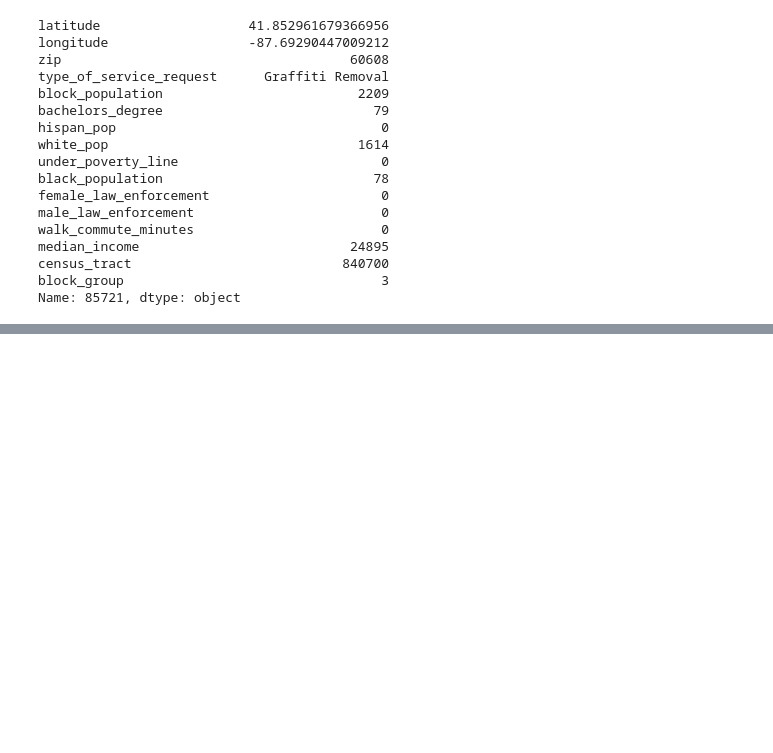
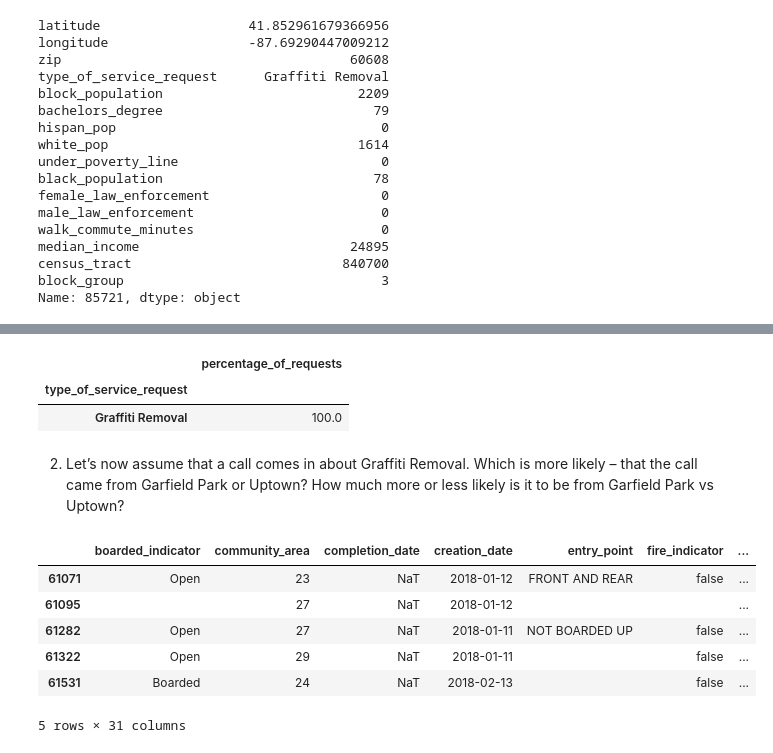
Before and after one commit to lorenh516/exploration_311, a Jupyter notebook: chicago_svc_req_exploration.ipynb, the cells around one changed output, grey strips where cells are left out. Drawn from its saved outputs; the diff is of its cells as text; code cells hidden in the pictures; blank space fills up the shorter version.

```diff
--- a/chicago_svc_req_exploration.ipynb
+++ b/chicago_svc_req_exploration.ipynb
@@ -511,0 +576,24 @@ eval_df.head()
+# %%
+focus_grouped = ((focus[['type_of_service_request', 'service_request_number']].groupby('type_of_service_request').count() / focus[['type_of_service_request', 'service_request_number']].groupby('type_of_service_request').count().sum()) * 100)
+focus_grouped.rename(columns = {'type_of_service_request': 'type_of_service_request', 'service_request_number': 'percentage_of_requests'}, inplace=True)
+focus_grouped
+# %% [output]
+|  | percentage_of_requests |
+| type_of_service_request |  |
+| Graffiti Removal | 100.0 |
+# %% [markdown]
+2. Let’s now assume that a call comes in about Graffiti Removal. Which is more likely – that the call came from Garfield Park or Uptown? How much more or less likely is it to be from Garfield Park vs Uptown?
+# %%
+# Garfield Park zip code: 60612
+# Uptown zip code: 60640
+zip_df = clean_311[(clean_311['zip'] == '60612') | (clean_311['zip'] == '60640')]
+zip_df = zip_df[zip_df['creation_date'].dt.year > 2017]
+zip_df.head()
+# %% [output]
+|  | boarded_indicator | community_area | completion_date | creation_date | entry_point | fire_indicator | ... |
+| 61071 | Open | 23 | NaT | 2018-01-12 | FRONT AND REAR | false | ... |
+| 61095 |  | 27 | NaT | 2018-01-12 |  |  | ... |
+| 61282 | Open | 27 | NaT | 2018-01-11 | NOT BOARDED UP | false | ... |
+| 61322 | Open | 29 | NaT | 2018-01-11 |  | false | ... |
+| 61531 | Boarded | 24 | NaT | 2018-02-13 |  | false | ... |
+5 rows × 31 columns
```
Also changed, not shown: parts of 30 cells of this notebook.
